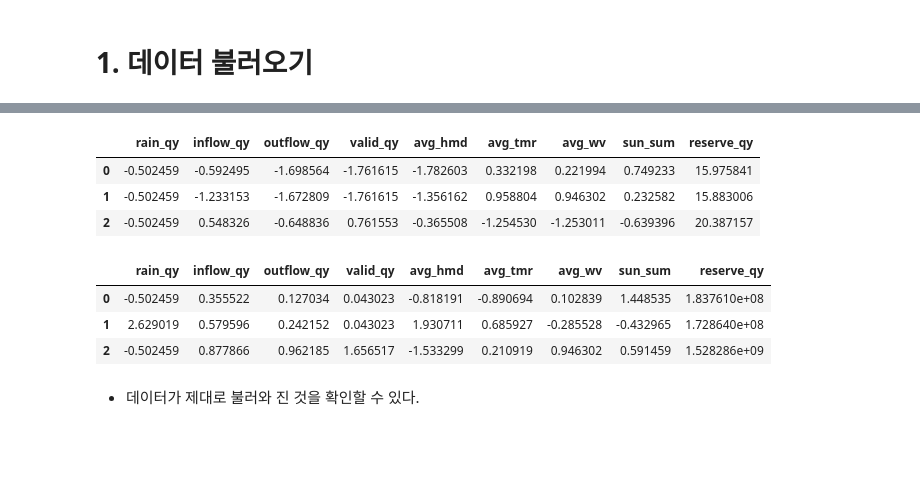
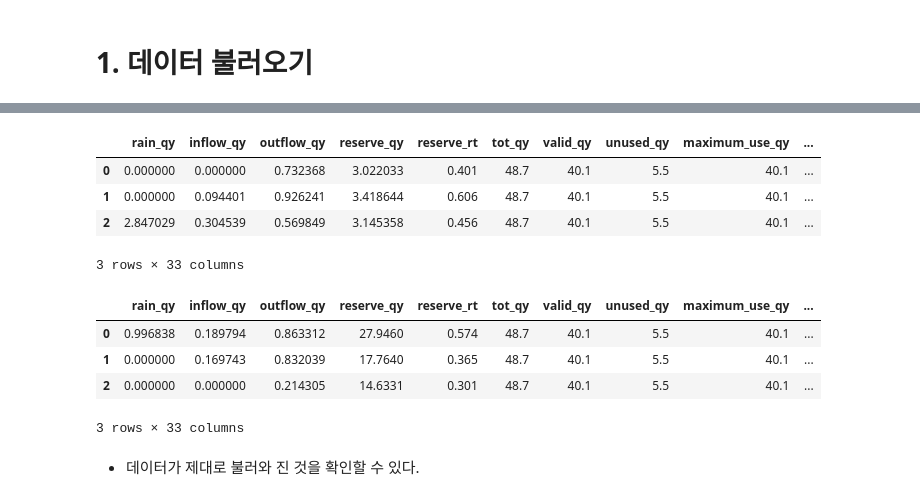
Before and after one commit to chasubeen/KSDC_DB, a Jupyter notebook: Modeling.ipynb, the cells around one changed output, grey strips where cells are left out. Saved outputs shown, nothing was run; the diff lists cells and outputs as text; code cells hidden in the pictures; blank space fills up the shorter version.

```diff
--- a/Modeling.ipynb
+++ b/Modeling.ipynb
@@ -42,27 +35,29 @@ Drive already mounted at /content/drive; to attempt to forcibly remount, call dr
 # %%
- # 파일 저장 경로 설정
- save_path = '/content/drive/MyDrive/2023년 K-water 대국민 물 빅데이터 분석과제 공모전/regression/수빈/data'
+# 파일 저장 경로 설정
+save_path = '/content/drive/MyDrive/2023년 K-water 대국민 물 빅데이터 분석과제 공모전/final/regression/data'
 # %%
 # 데이터 파일 경로 저장
-train_files = [os.path.join(save_path, f'df{i}_train.csv') for i in range(1, 7)]
-test_files = [os.path.join(save_path, f'df{i}_test.csv') for i in range(1, 7)]
+train_files = [os.path.join(save_path, f'train_group{i}.csv') for i in range(1, 5)]
+test_files = [os.path.join(save_path, f'test_group{i}.csv') for i in range(1, 5)]
 
 # 각 파일을 데이터프레임 형태로 불러오기
-dfs_train = [pd.read_csv(file) for file in train_files]
-dfs_test = [pd.read_csv(file) for file in test_files]
+train_groups = [pd.read_csv(file) for file in train_files]
+test_groups = [pd.read_csv(file) for file in test_files]
 # %%
-dfs_train[0].head(3)
+train_groups[0].head(3)
 # %% [output]
-|  | rain_qy | inflow_qy | outflow_qy | valid_qy | avg_hmd | avg_tmr | avg_wv | sun_sum | reserve_qy |
-| 0 | -0.502459 | -0.592495 | -1.698564 | -1.761615 | -1.782603 | 0.332198 | 0.221994 | 0.749233 | 15.975841 |
-| 1 | -0.502459 | -1.233153 | -1.672809 | -1.761615 | -1.356162 | 0.958804 | 0.946302 | 0.232582 | 15.883006 |
-| 2 | -0.502459 | 0.548326 | -0.648836 | 0.761553 | -0.365508 | -1.254530 | -1.253011 | -0.639396 | 20.387157 |
+|  | rain_qy | inflow_qy | outflow_qy | reserve_qy | reserve_rt | tot_qy | valid_qy | unused_qy | maximum_use_qy | ... |
+| 0 | 0.000000 | 0.000000 | 0.732368 | 3.022033 | 0.401 | 48.7 | 40.1 | 5.5 | 40.1 | ... |
+| 1 | 0.000000 | 0.094401 | 0.926241 | 3.418644 | 0.606 | 48.7 | 40.1 | 5.5 | 40.1 | ... |
+| 2 | 2.847029 | 0.304539 | 0.569849 | 3.145358 | 0.456 | 48.7 | 40.1 | 5.5 | 40.1 | ... |
+3 rows × 33 columns
 # %%
-dfs_test[0].head(3)
+test_groups[0].head(3)
 # %% [output]
-|  | rain_qy | inflow_qy | outflow_qy | valid_qy | avg_hmd | avg_tmr | avg_wv | sun_sum | reserve_qy |
-| 0 | -0.502459 | 0.355522 | 0.127034 | 0.043023 | -0.818191 | -0.890694 | 0.102839 | 1.448535 | 1.837610e+08 |
-| 1 | 2.629019 | 0.579596 | 0.242152 | 0.043023 | 1.930711 | 0.685927 | -0.285528 | -0.432965 | 1.728640e+08 |
-| 2 | -0.502459 | 0.877866 | 0.962185 | 1.656517 | -1.533299 | 0.210919 | 0.946302 | 0.591459 | 1.528286e+09 |
+|  | rain_qy | inflow_qy | outflow_qy | reserve_qy | reserve_rt | tot_qy | valid_qy | unused_qy | maximum_use_qy | ... |
+| 0 | 0.996838 | 0.189794 | 0.863312 | 27.9460 | 0.574 | 48.7 | 40.1 | 5.5 | 40.1 | ... |
+| 1 | 0.000000 | 0.169743 | 0.832039 | 17.7640 | 0.365 | 48.7 | 40.1 | 5.5 | 40.1 | ... |
+| 2 | 0.000000 | 0.000000 | 0.214305 | 14.6331 | 0.301 | 48.7 | 40.1 | 5.5 | 40.1 | ... |
+3 rows × 33 columns
 # %% [markdown]
 - 데이터가 제대로 불러와 진 것을 확인할 수 있다.
```
Also changed, not shown: parts of 140 cells of this notebook.
